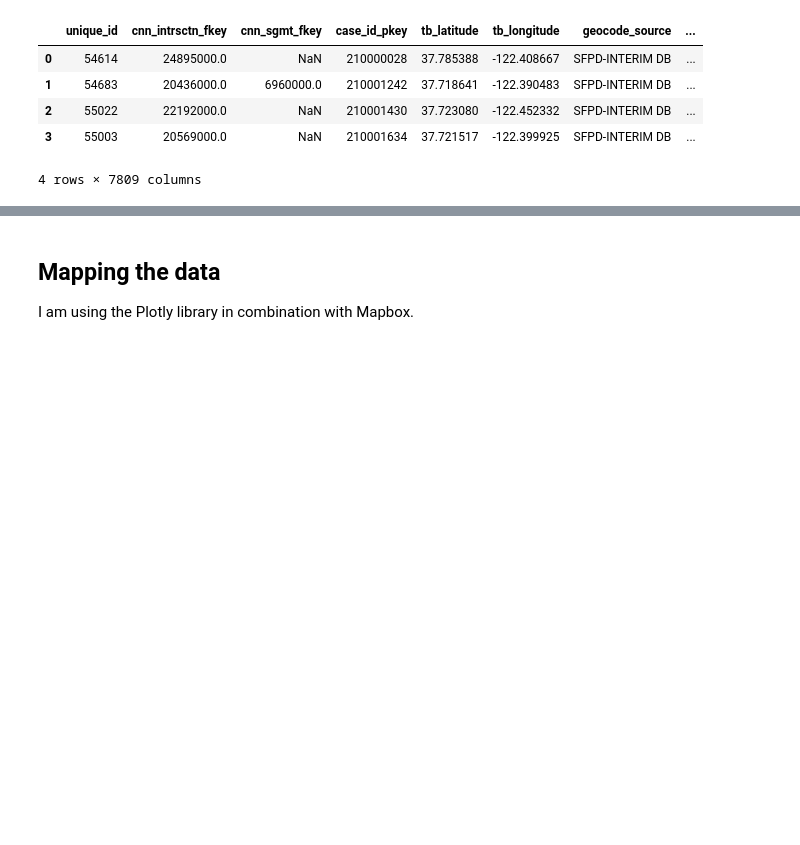
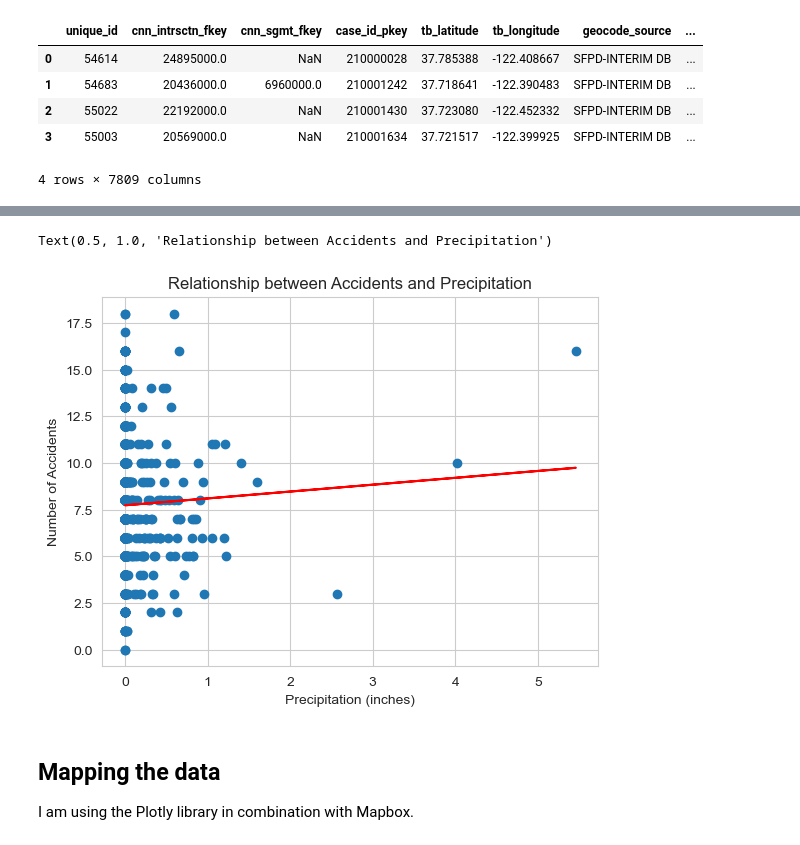
Before and after one commit to miguel-peralta/spring-2024-vip, a Jupyter notebook: stage1/stage1.ipynb, the cells around one changed output, grey strips where cells are left out. Cells and saved outputs as stored; diff of their text form; code cells hidden in the pictures; blank space fills up the shorter version.

```diff
--- a/stage1/stage1.ipynb
+++ b/stage1/stage1.ipynb
@@ -210,3 +371,15 @@ accidents_df["daily_precip"] = daily_precip_column
+# %%
+import numpy as np
+m, b = np.polyfit(precip_df['precipitation_in'], daily_accidents_df
+['accident_count'], 1)
+plt.scatter(precip_df['precipitation_in'], daily_accidents_df['accident_count'])
+plt.plot(precip_df['precipitation_in'], m*precip_df['precipitation_in'] + b, color='red', label='Trendline')
+plt.xlabel('Precipitation (inches)')
+plt.ylabel('Number of Accidents')
+plt.title('Relationship between Accidents and Precipitation')
+# %% [output]
+Text(0.5, 1.0, 'Relationship between Accidents and Precipitation')
+[figure, added]
 # %% [markdown]
 ## Mapping the data
 I am using the Plotly library in combination with Mapbox.
```
Also changed, not shown: parts of 16 cells of this notebook.
